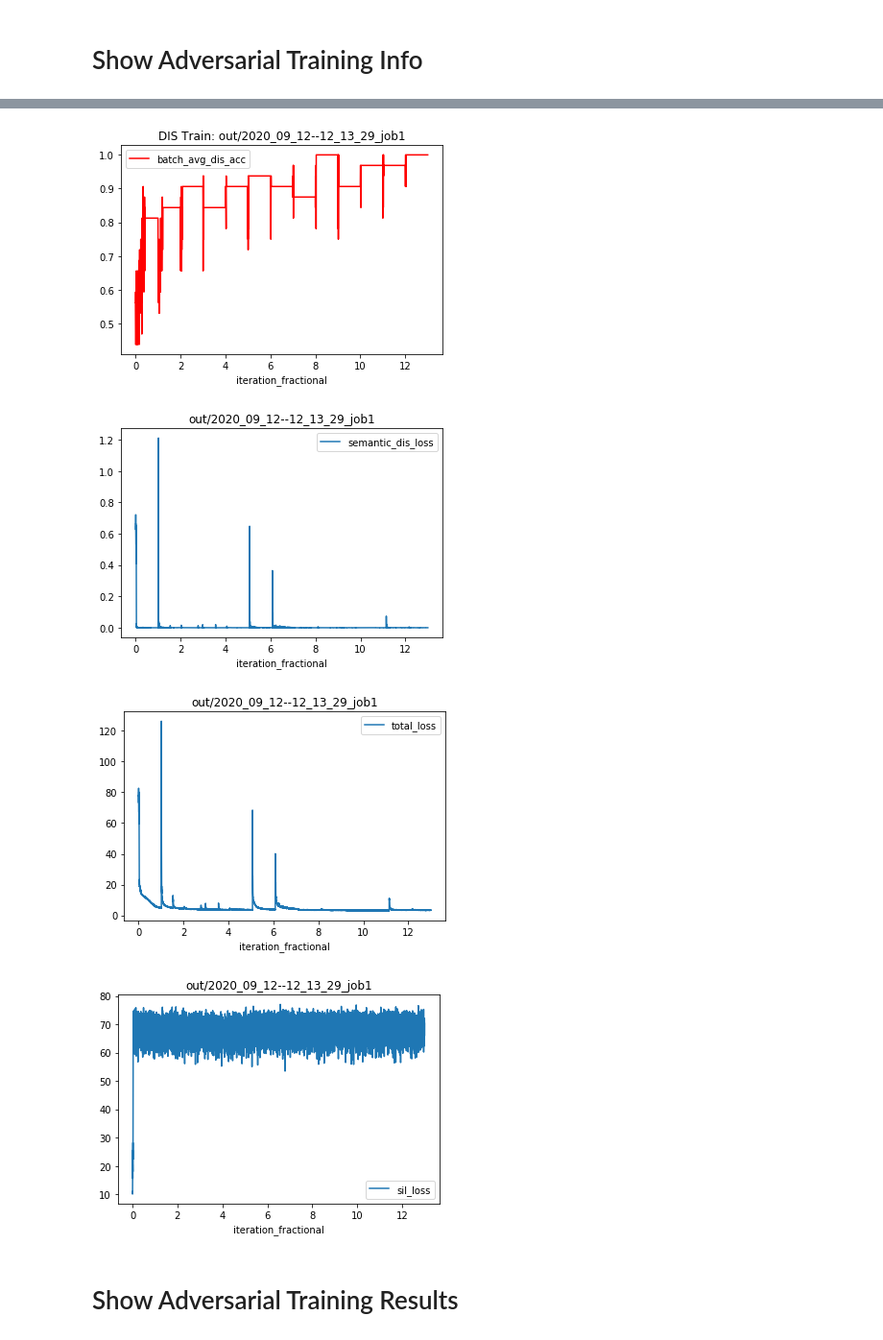
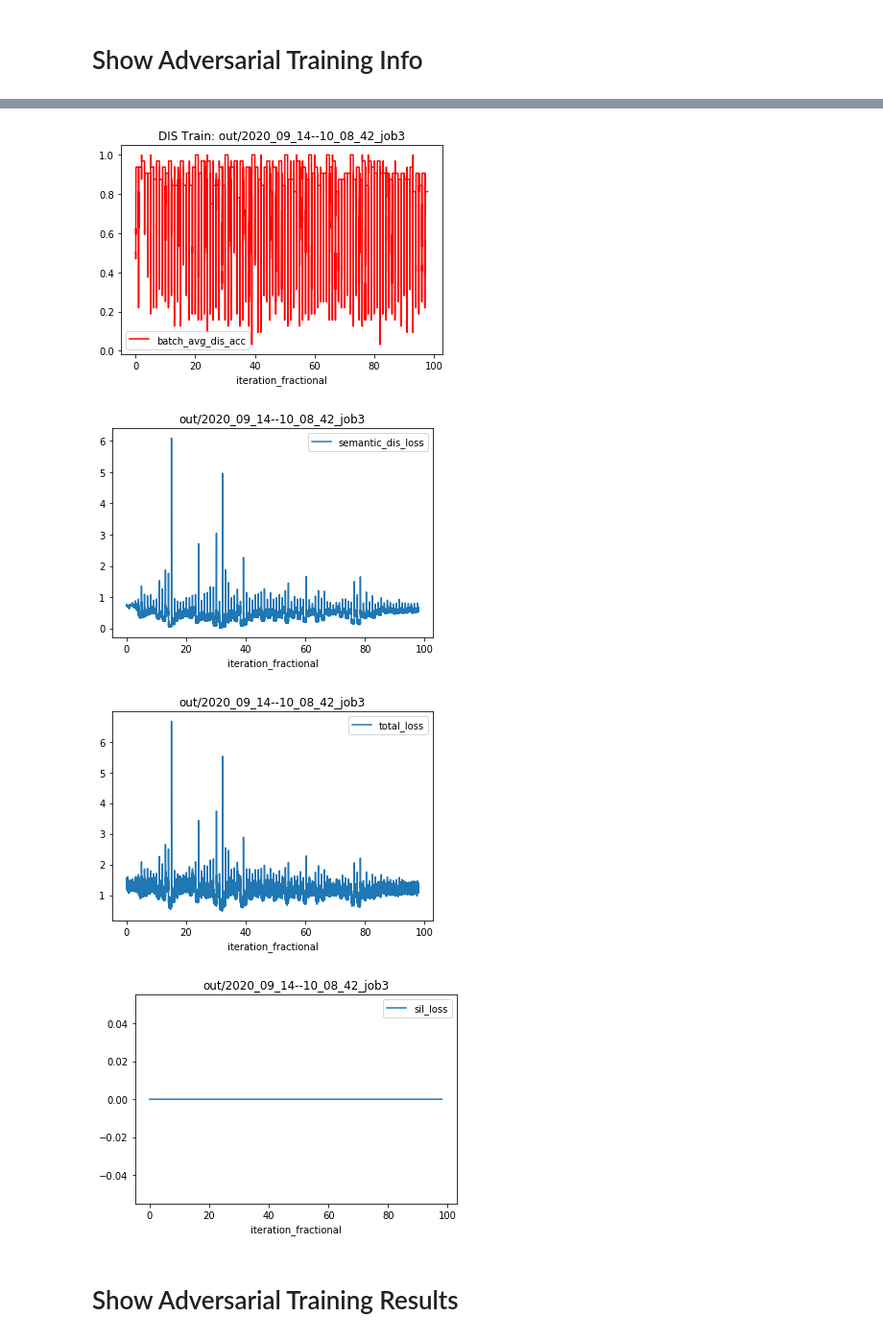
Before and after one commit to b7leung/sil_consistent_at_inference, a Jupyter notebook: notebooks/Adversarial Semantic Descriminator Debug.ipynb, the cells around one changed output, grey strips where cells are left out. Shown at 96% size. Drawn from its saved outputs; the diff is of its cells as text; code cells hidden in the pictures.

```diff
--- a/notebooks/Adversarial Semantic Descriminator Debug.ipynb
+++ b/notebooks/Adversarial Semantic Descriminator Debug.ipynb
@@ -72,7 +72,7 @@ cfg = utils.load_config(cfg_path, "configs/default.yaml")
 # Show Adversarial Training Info
 # %%
 #n="latest"
-n="job1"
+n="job3"
 saved_model_path = "out/{}".format(get_exp_path(n))
 print(saved_model_path)
 
@@ -111,7 +111,7 @@ False
-[figure, old version]
+[figure, new version]
-[figure, old version]
+[figure, new version]
-[figure, old version]
+[figure, new version]
-[figure, old version]
+[figure, new version]
 # %% [markdown]
 # Show Adversarial Training Results
 # %%
```
Also changed, not shown: parts of 3 cells of this notebook, 16 other files.
